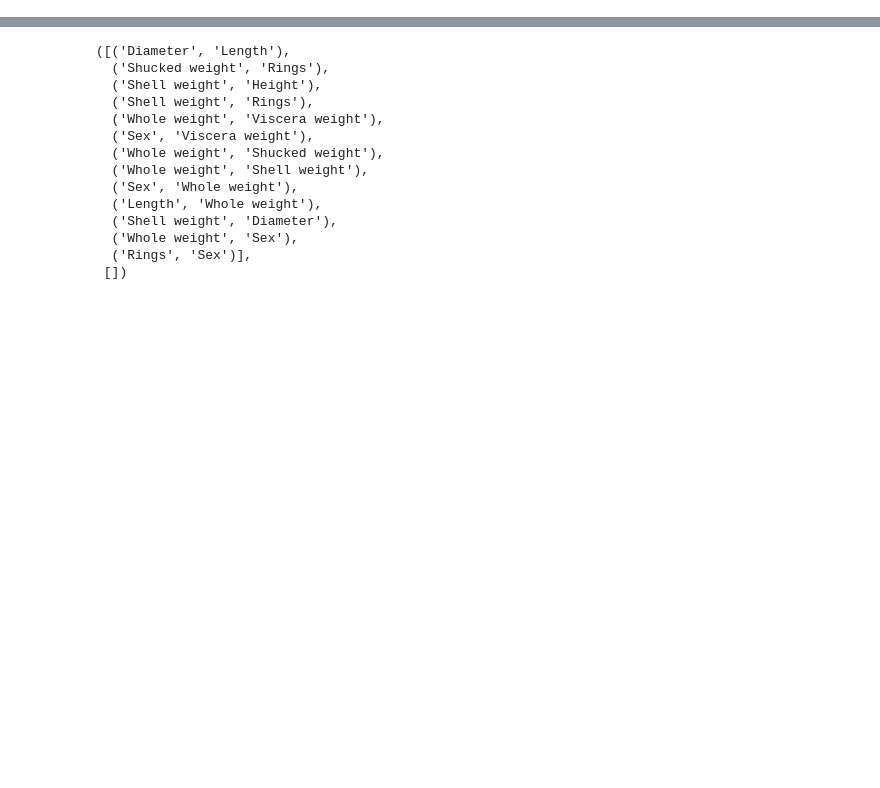
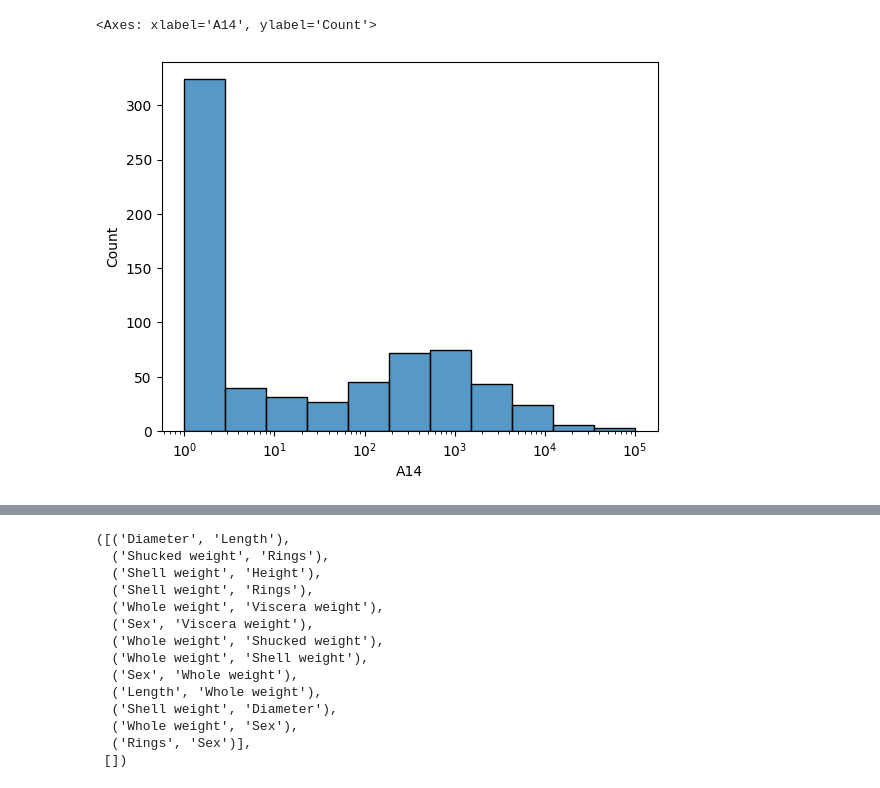
Before and after one commit to KeevinPR/pybnesian_ainguraiiot, a Jupyter notebook: interactive_learning/ms/test.ipynb, the cells around one changed output, grey strips where cells are left out. Drawn from its saved outputs; the diff is of its cells as text; code cells hidden in the pictures; blank space fills up the shorter version.

```diff
--- a/interactive_learning/ms/test.ipynb
+++ b/interactive_learning/ms/test.ipynb
@@ -3,0 +13,5 @@ import numpy as np
+# %%
+sns.histplot(df['A14'], log_scale=True)
+# %% [output]
+<Axes: xlabel='A14', ylabel='Count'>
+[figure, added]
```
Also changed, not shown: parts of 11 cells of this notebook, 6 other files.
